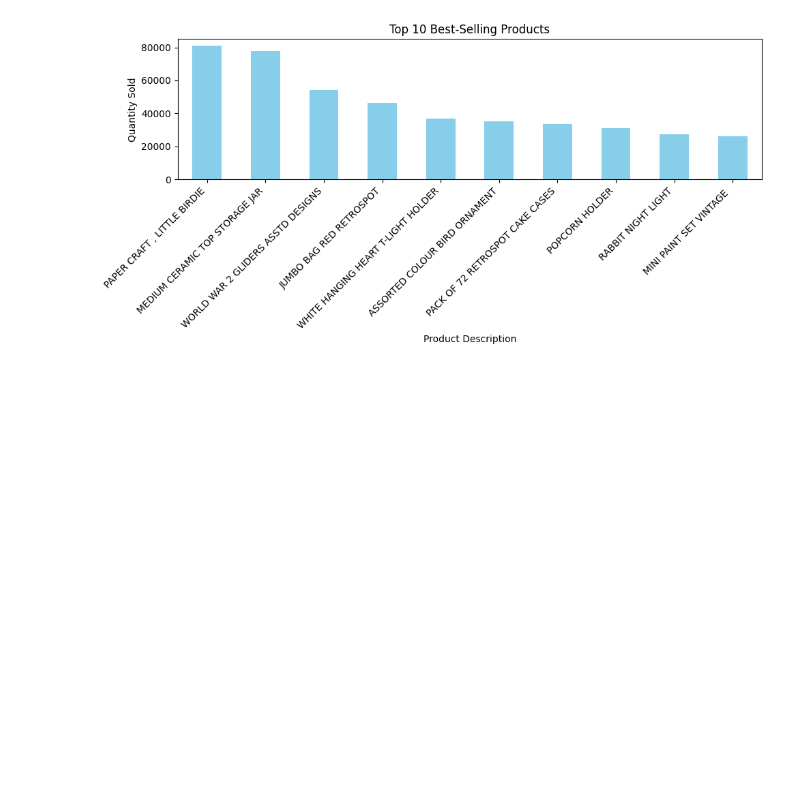
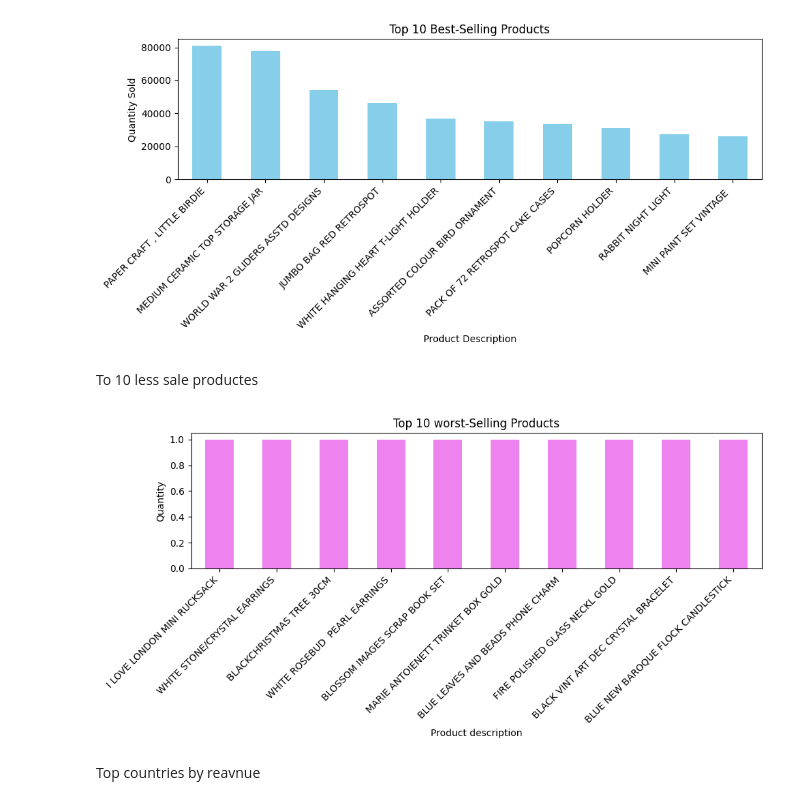
Before and after one commit to harshini-engg/ecommerce-sales-analysis, a Jupyter notebook: Ecommerce_Sales_Analysis.ipynb, the cells around one changed output. Cells and saved outputs as stored; diff of their text form; code cells hidden in the pictures; blank space fills up the shorter version.

```diff
--- a/Ecommerce_Sales_Analysis.ipynb
+++ b/Ecommerce_Sales_Analysis.ipynb
@@ -92,3 +92,20 @@ plt.tight_layout()
 plt.show()
 # %% [output]
 [figure]
+# %% [markdown]
+To 10 less sale productes
+# %%
+less_product=df.groupby('Description')['Quantity'].sum().sort_values(ascending=True).head(10)
+# %%
+less_product.plot(kind='bar',figsize=(10,5),color='violet')
+plt.title('Top 10 worst-Selling Products')
+plt.xlabel('Product description')
+plt.ylabel('Quantity')
+plt.xticks(rotation=45,ha='right')
+plt.tight_layout()
+
+plt.show()
+# %% [output]
+[figure, added]
+# %% [markdown]
+Top countries by reavnue
```
Also changed, not shown: parts of 4 cells of this notebook.
